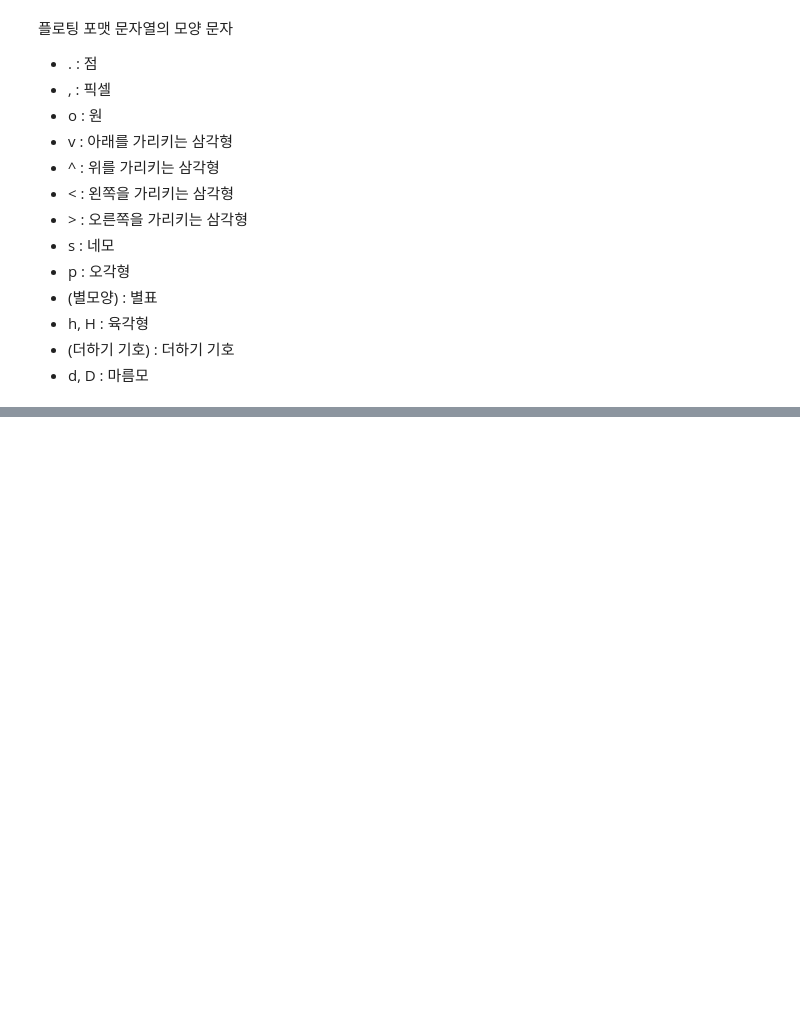
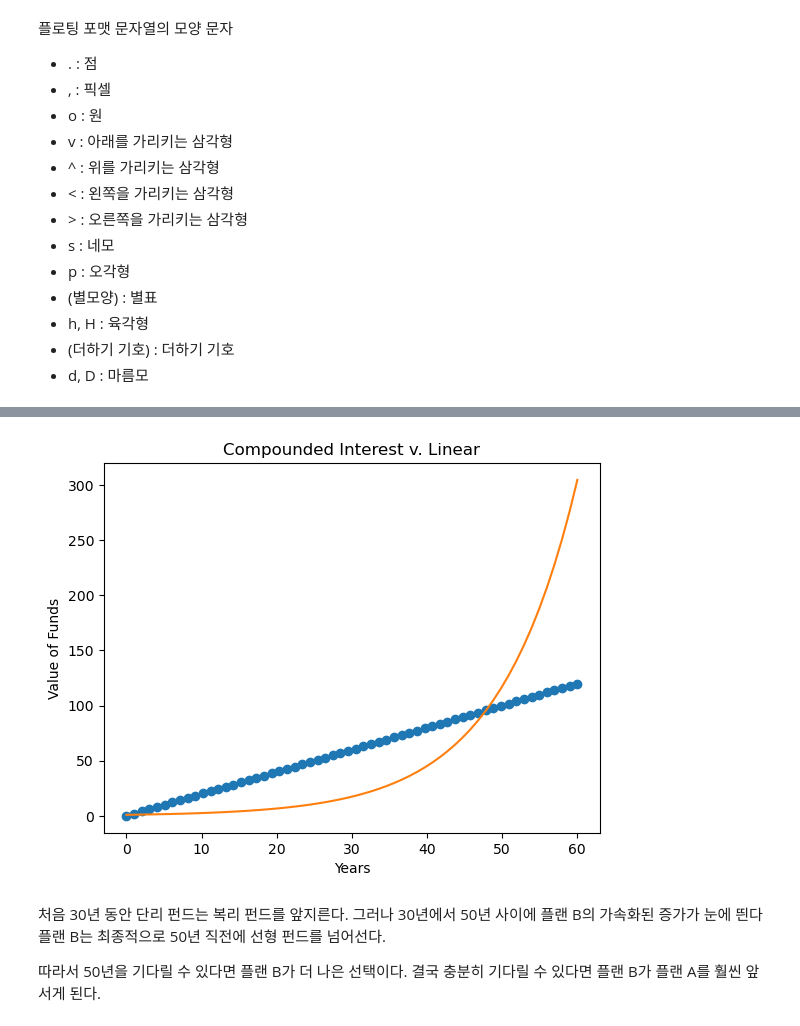
Before and after one commit to iwantbear/Python, a Jupyter notebook: Python_Package/numpy/numpy.ipynb, the cells around one changed output, grey strips where cells are left out. Drawn from its saved outputs; the diff is of its cells as text; code cells hidden in the pictures; blank space fills up the shorter version.

```diff
--- a/Python_Package/numpy/numpy.ipynb
+++ b/Python_Package/numpy/numpy.ipynb
@@ -1526,0 +1541,2 @@ plt.plot 함수를 사용하면 모든 포매팅 문자를 확인할 수 있다.
+# %%
+A = np.linspace(0, 60, 60)
@@ -1526,0 +1550,12 @@ plt.plot 함수를 사용하면 모든 포매팅 문자를 확인할 수 있다.
+# %%
+plt.plot(A, 2 * A, 'o', A, 1.1 ** A)
+plt.title('Compounded Interest v. Linear')
+plt.xlabel('Years')
+plt.ylabel('Value of Funds')
+plt.show()
+# %% [output]
+[figure, added]
+# %% [markdown]
+처음 30년 동안 단리 펀드는 복리 펀드를 앞지른다. 그러나 30년에서 50년 사이에 플랜 B의 가속화된 증가가 눈에 띈다 플랜 B는 최종적으로 50년 직전에 선형 펀드를 넘어선다.
+
+따라서 50년을 기다릴 수 있다면 플랜 B가 더 나은 선택이다. 결국 충분히 기다릴 수 있다면 플랜 B가 플랜 A를 훨씬 앞서게 된다.
```
Also changed, not shown: parts of 100 cells of this notebook, 1 other file.
